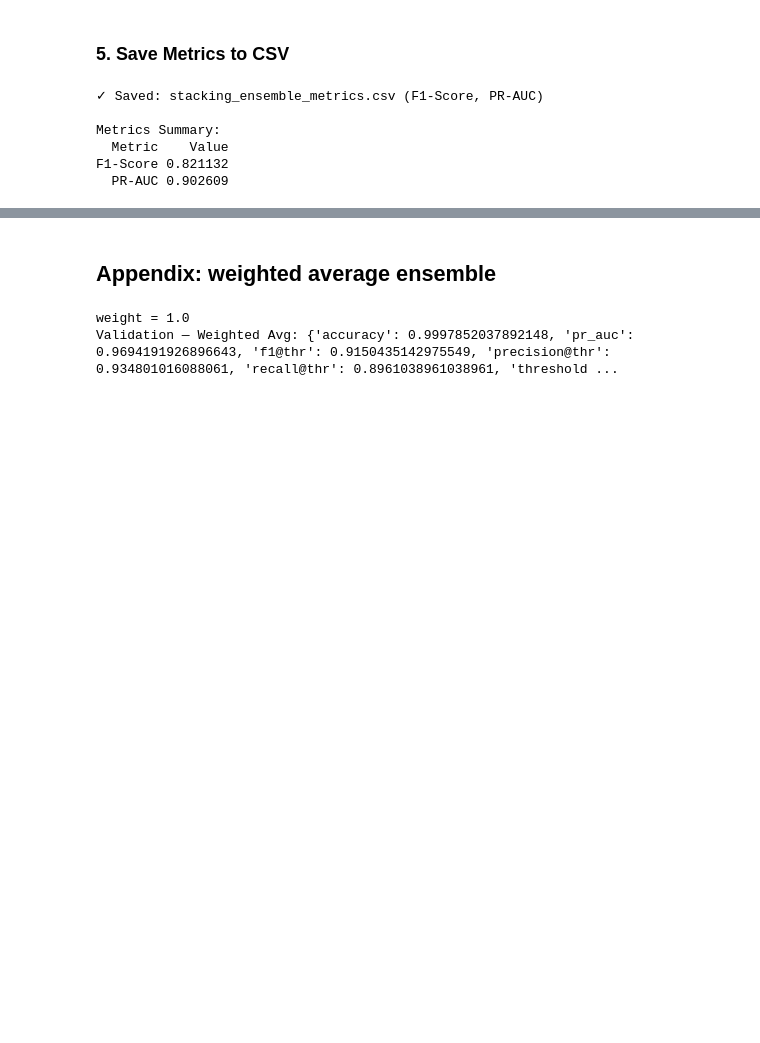
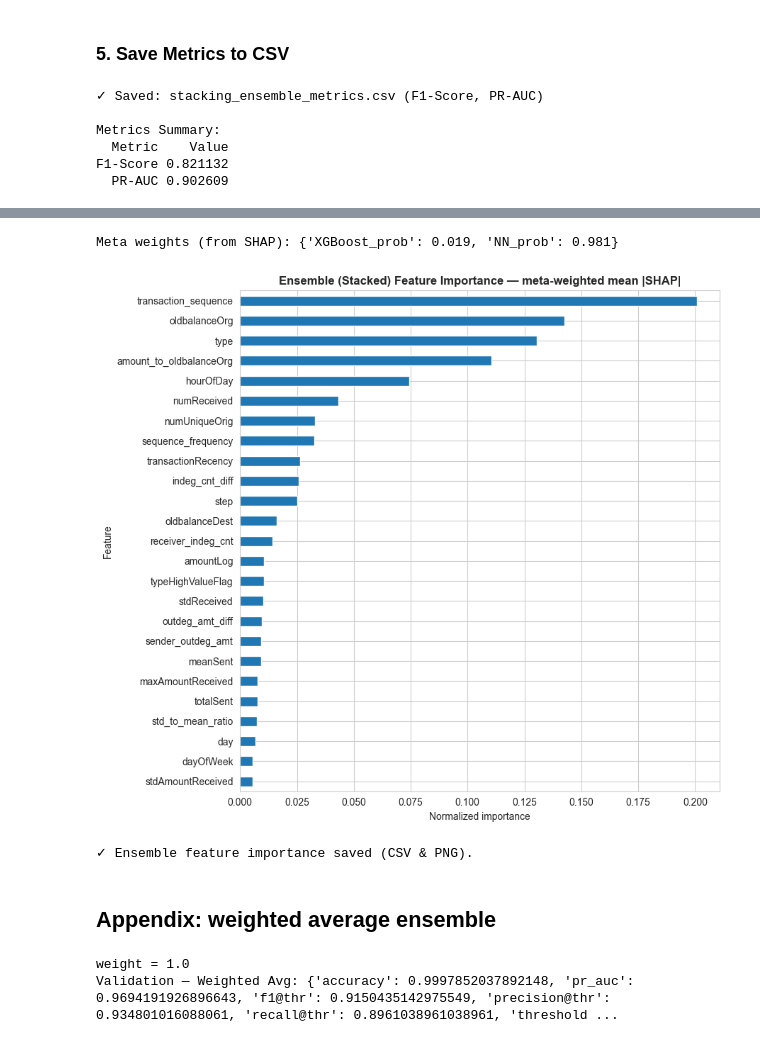
Before and after one commit to jl5045/DSA4263, a Jupyter notebook: notebooks/6_Ensemble_Model.ipynb, the cells around one changed output, grey strips where cells are left out. Cells and saved outputs as stored; diff of their text form; code cells hidden in the pictures; blank space fills up the shorter version.

```diff
--- a/notebooks/6_Ensemble_Model.ipynb
+++ b/notebooks/6_Ensemble_Model.ipynb
@@ -550,3 +772,39 @@ F1-Score 0.821132
+# %%
+# ------------------------------------------------------------
+# 7) META INFLUENCE WEIGHTS & ENSEMBLE FEATURE IMPORTANCE
+#    We weight base-model importances by how much the meta-model relies on each base prob.
+#    Use meta SHAP means (preferred) → normalize to sum=1 as weights.
+# ------------------------------------------------------------
+meta_shap_means = pd.Series(np.abs(shap_values_meta).mean(axis=0), index=meta_feature_names)
+meta_weights = meta_shap_means / meta_shap_means.sum()
+w_xgb = float(meta_weights.get("XGBoost_prob", 0.0))
+w_nn  = float(meta_weights.get("NN_prob", 0.0))
+print("Meta weights (from SHAP):", {"XGBoost_prob": round(w_xgb, 4), "NN_prob": round(w_nn, 4)})
+
+# Put both importances on the same feature index
+all_features = sorted(set(xgb_importance.index).union(set(nn_grouped_importance.index)))
+xgb_imp_aligned = xgb_importance.reindex(all_features).fillna(0.0)
+nn_imp_aligned  = nn_grouped_importance.reindex(all_features).fillna(0.0)
+
+# Meta-weighted ensemble feature importance
+ensemble_importance = w_xgb * xgb_imp_aligned + w_nn * nn_imp_aligned
+ensemble_importance_norm = ensemble_importance / ensemble_importance.sum()
+
+# Save & plot top-k
+topk = 25
+ens_top = ensemble_importance_norm.sort_values(ascending=False).head(topk)
+ens_top.to_csv(os.path.join(plots_dir, "ensemble_feature_importance_top25.csv"), header=["normalized_importance"])
+
+plt.figure(figsize=(9, 8))
+ens_top.sort_values().plot(kind="barh")
+plt.title("Ensemble (Stacked) Feature Importance — meta-weighted mean |SHAP|", fontsize=12, fontweight="bold")
+plt.xlabel("Normalized importance"); plt.ylabel("Feature")
+plt.tight_layout(); plt.savefig(os.path.join(plots_dir, "ensemble_feature_importance_top25.png"), dpi=300); plt.show()
+print("✓ Ensemble feature importance saved (CSV & PNG).")
+# %% [output]
+Meta weights (from SHAP): {'XGBoost_prob': 0.019, 'NN_prob': 0.981}
+[figure, added]
+✓ Ensemble feature importance saved (CSV & PNG).
 # %% [markdown]
 ## Appendix: weighted average ensemble
 # %%
```
Also changed, not shown: parts of 12 cells of this notebook.
